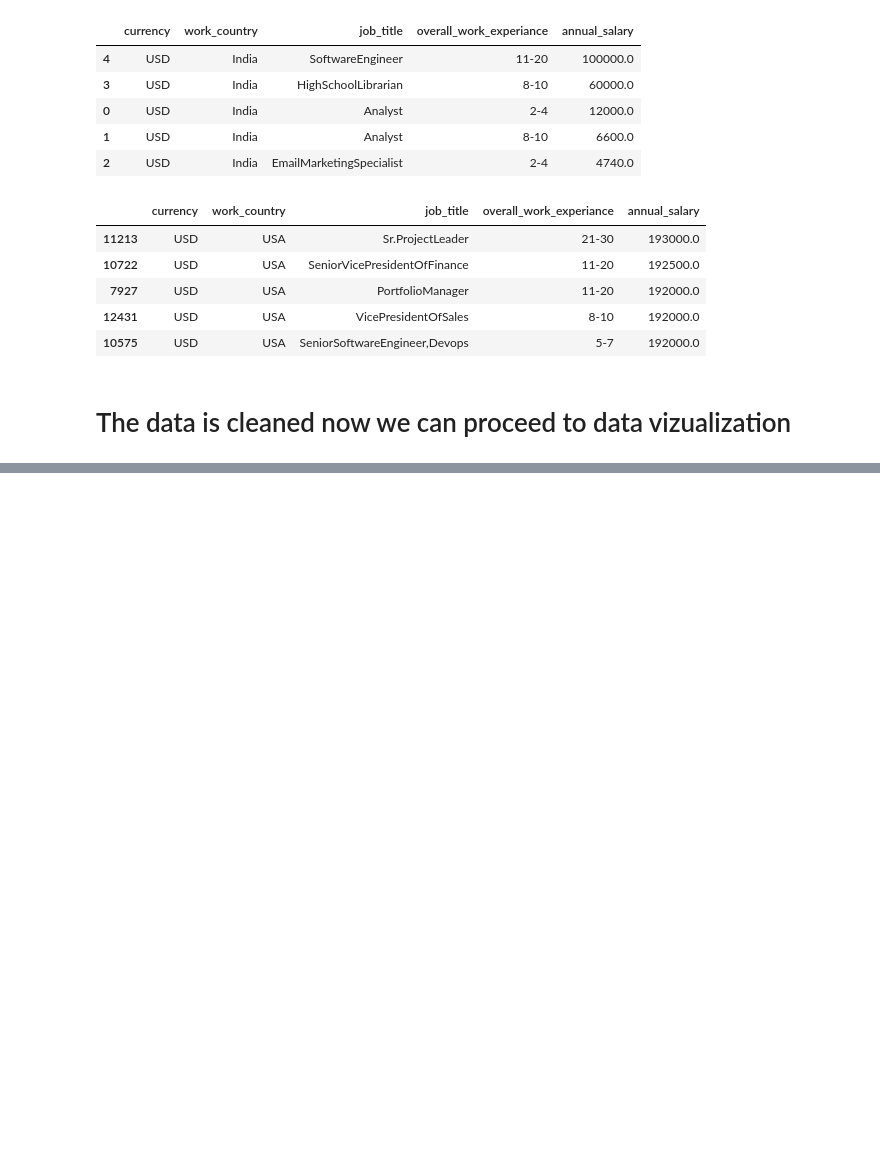
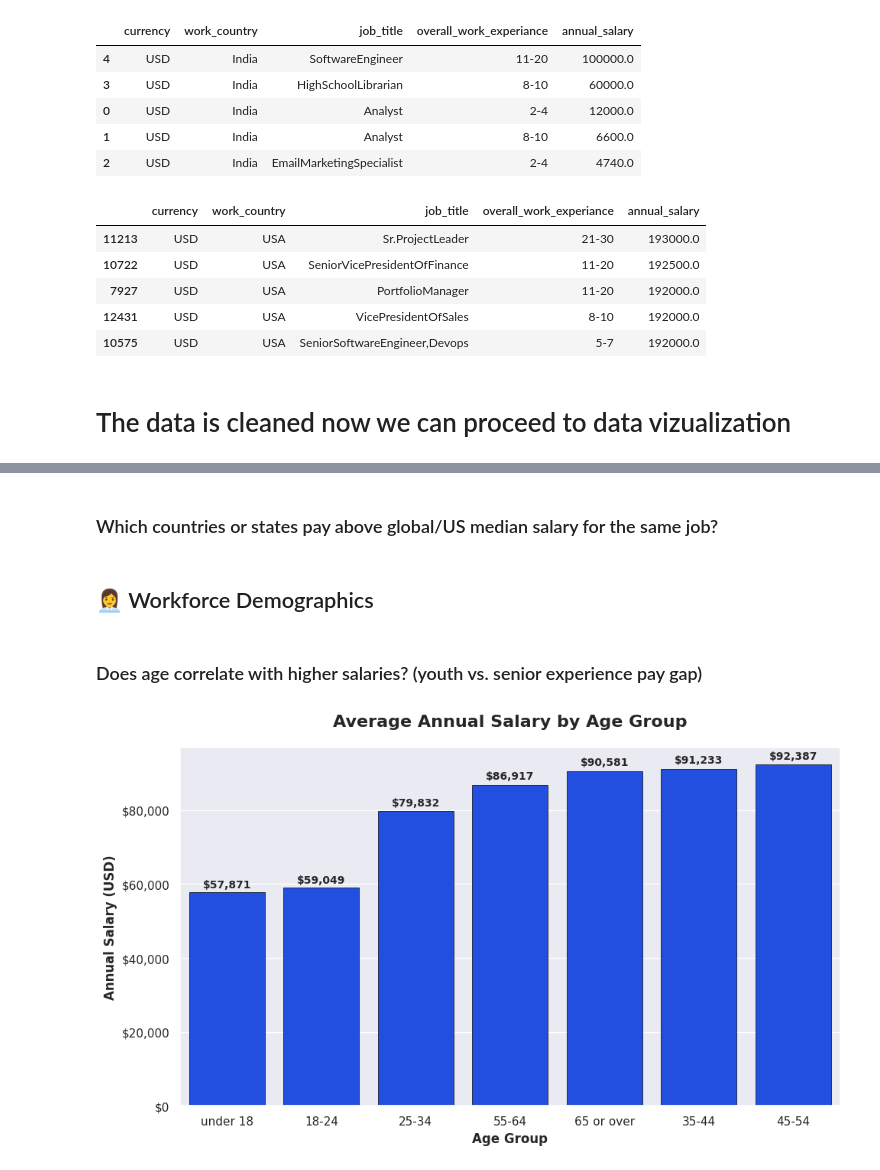
Before and after one commit to BhaskarMishra05/Data, a Jupyter notebook: src/Notebook/change.ipynb, the cells around one changed output, grey strips where cells are left out. Saved outputs shown, nothing was run; the diff lists cells and outputs as text; code cells hidden in the pictures; blank space fills up the shorter version.

```diff
--- a/src/Notebook/change.ipynb
+++ b/src/Notebook/change.ipynb
@@ -1025,0 +1079,23 @@ df_usa.groupby(['currency','work_country', 'job_title', 'overall_work_experiance
+# %% [markdown]
+### Which countries or states pay above global/US median salary for the same job?
+# %% [markdown]
+## 👩‍💼 Workforce Demographics
+# %% [markdown]
+### Does age correlate with higher salaries? (youth vs. senior experience pay gap)
+# %%
+groupby_age_salary = df_usa.groupby('age')['annual_salary'].mean().reset_index().sort_values(by = 'annual_salary')
+plt.figure(figsize=(10, 6))
+ax = sns.barplot(x='age', y='annual_salary', data=groupby_age_salary, edgecolor='black', linewidth=0.5)
+plt.title('Average Annual Salary by Age Group', fontsize=16, fontweight='bold', pad=20)
+plt.xlabel('Age Group', fontsize=12, fontweight='bold')
+plt.ylabel('Annual Salary (USD)', fontsize=12, fontweight='bold')
+plt.gca().yaxis.set_major_formatter(plt.FuncFormatter(lambda x, p: f'${x:,.0f}'))
+for bar in ax.patches:
+    height = bar.get_height()
+    ax.text(bar.get_x() + bar.get_width()/2., height + height*0.01,
+            f'${height:,.0f}', ha='center', va='bottom',
+            fontsize=10, fontweight='bold')
+plt.tight_layout()
+plt.show()
+# %% [output]
+[figure, added]
```
Also changed, not shown: parts of 20 cells of this notebook, 2 other files.
